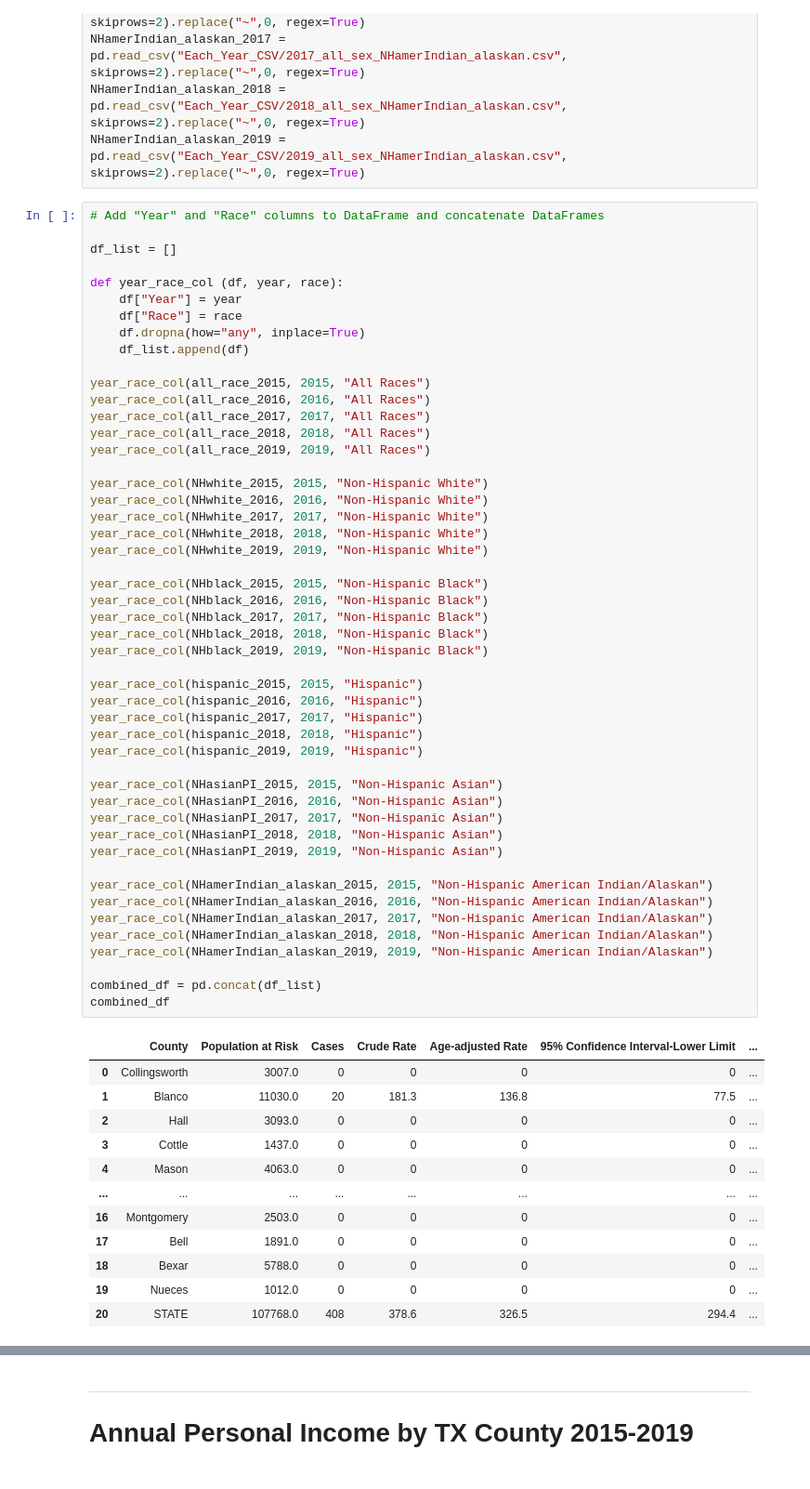
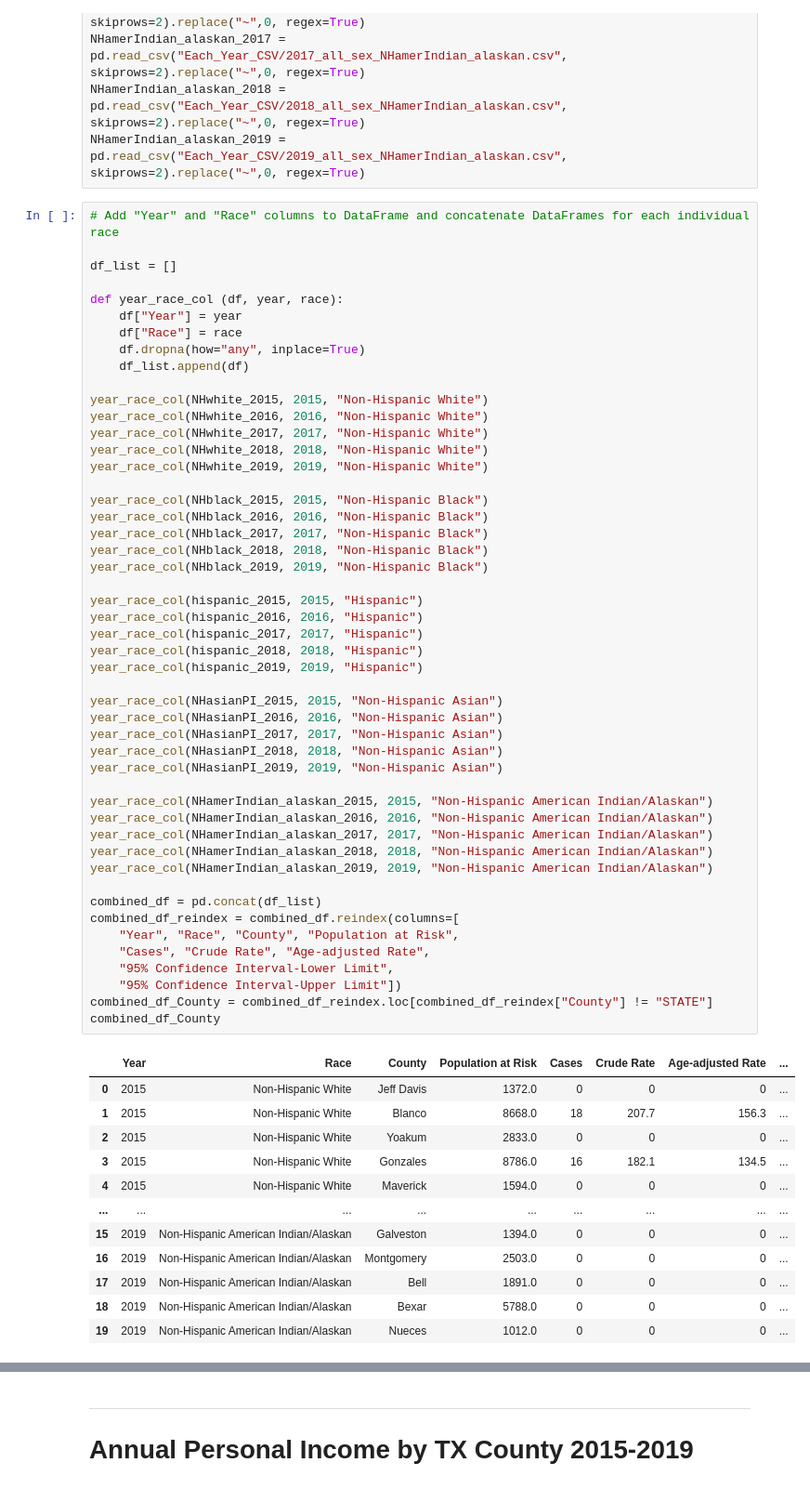
Before and after one commit to emilymees/Project-One, a Jupyter notebook: year_race_split.ipynb, the cells around one changed output, grey strips where cells are left out. Shown at 93% size. Saved outputs shown, nothing was run; the diff lists cells and outputs as text.

```diff
--- a/year_race_split.ipynb
+++ b/year_race_split.ipynb
@@ -50,7 +55,7 @@ NHamerIndian_alaskan_2017 = pd.read_csv("Each_Year_CSV/2017_all_sex_NHamerIndian
 NHamerIndian_alaskan_2018 = pd.read_csv("Each_Year_CSV/2018_all_sex_NHamerIndian_alaskan.csv", skiprows=2).replace("~",0, regex=True)
 NHamerIndian_alaskan_2019 = pd.read_csv("Each_Year_CSV/2019_all_sex_NHamerIndian_alaskan.csv", skiprows=2).replace("~",0, regex=True)
 # %%
-# Add "Year" and "Race" columns to DataFrame and concatenate DataFrames
+# Add "Year" and "Race" columns to DataFrame and concatenate DataFrames for each individual race
 
 df_list = []
 
@@ -59,55 +64,55 @@ def year_race_col (df, year, race):
     df["Race"] = race
     df.dropna(how="any", inplace=True)
     df_list.append(df)
-
-year_race_col(all_race_2015, 2015, "All Races")
-year_race_col(all_race_2016, 2016, "All Races")
-year_race_col(all_race_2017, 2017, "All Races")
-year_race_col(all_race_2018, 2018, "All Races")
-year_race_col(all_race_2019, 2019, "All Races")
 
 year_race_col(NHwhite_2015, 2015, "Non-Hispanic White")
 year_race_col(NHwhite_2016, 2016, "Non-Hispanic White")
 year_race_col(NHwhite_2017, 2017, "Non-Hispanic White")
 year_race_col(NHwhite_2018, 2018, "Non-Hispanic White")
 year_race_col(NHwhite_2019, 2019, "Non-Hispanic White")
 
 year_race_col(NHblack_2015, 2015, "Non-Hispanic Black")
 year_race_col(NHblack_2016, 2016, "Non-Hispanic Black")
 year_race_col(NHblack_2017, 2017, "Non-Hispanic Black")
 year_race_col(NHblack_2018, 2018, "Non-Hispanic Black")
 year_race_col(NHblack_2019, 2019, "Non-Hispanic Black")
 
 year_race_col(hispanic_2015, 2015, "Hispanic")
 year_race_col(hispanic_2016, 2016, "Hispanic")
 year_race_col(hispanic_2017, 2017, "Hispanic")
 year_race_col(hispanic_2018, 2018, "Hispanic")
 year_race_col(hispanic_2019, 2019, "Hispanic")
 
 year_race_col(NHasianPI_2015, 2015, "Non-Hispanic Asian")
 year_race_col(NHasianPI_2016, 2016, "Non-Hispanic Asian")
 year_race_col(NHasianPI_2017, 2017, "Non-Hispanic Asian")
 year_race_col(NHasianPI_2018, 2018, "Non-Hispanic Asian")
 year_race_col(NHasianPI_2019, 2019, "Non-Hispanic Asian")
 
 year_race_col(NHamerIndian_alaskan_2015, 2015, "Non-Hispanic American Indian/Alaskan")
 year_race_col(NHamerIndian_alaskan_2016, 2016, "Non-Hispanic American Indian/Alaskan")
 year_race_col(NHamerIndian_alaskan_2017, 2017, "Non-Hispanic American Indian/Alaskan")
 year_race_col(NHamerIndian_alaskan_2018, 2018, "Non-Hispanic American Indian/Alaskan")
 year_race_col(NHamerIndian_alaskan_2019, 2019, "Non-Hispanic American Indian/Alaskan")
 
 combined_df = pd.concat(df_list)
-combined_df
+combined_df_reindex = combined_df.reindex(columns=[
+    "Year", "Race", "County", "Population at Risk",
+    "Cases", "Crude Rate", "Age-adjusted Rate",
+    "95% Confidence Interval-Lower Limit",
+    "95% Confidence Interval-Upper Limit"])
+combined_df_County = combined_df_reindex.loc[combined_df_reindex["County"] != "STATE"]
+combined_df_County
 # %% [output]
-|  | County | Population at Risk | Cases | Crude Rate | Age-adjusted Rate | 95% Confidence Interval-Lower Limit | ... |
-| 0 | Collingsworth | 3007.0 | 0 | 0 | 0 | 0 | ... |
-| 1 | Blanco | 11030.0 | 20 | 181.3 | 136.8 | 77.5 | ... |
-| 2 | Hall | 3093.0 | 0 | 0 | 0 | 0 | ... |
-| 3 | Cottle | 1437.0 | 0 | 0 | 0 | 0 | ... |
-| 4 | Mason | 4063.0 | 0 | 0 | 0 | 0 | ... |
-| ... | ... | ... | ... | ... | ... | ... | ... |
-| 16 | Montgomery | 2503.0 | 0 | 0 | 0 | 0 | ... |
-| 17 | Bell | 1891.0 | 0 | 0 | 0 | 0 | ... |
-| 18 | Bexar | 5788.0 | 0 | 0 | 0 | 0 | ... |
-| 19 | Nueces | 1012.0 | 0 | 0 | 0 | 0 | ... |
-| 20 | STATE | 107768.0 | 408 | 378.6 | 326.5 | 294.4 | ... |
+|  | Year | Race | County | Population at Risk | Cases | Crude Rate | Age-adjusted Rate | ... |
+| 0 | 2015 | Non-Hispanic White | Jeff Davis | 1372.0 | 0 | 0 | 0 | ... |
+| 1 | 2015 | Non-Hispanic White | Blanco | 8668.0 | 18 | 207.7 | 156.3 | ... |
+| 2 | 2015 | Non-Hispanic White | Yoakum | 2833.0 | 0 | 0 | 0 | ... |
+| 3 | 2015 | Non-Hispanic White | Gonzales | 8786.0 | 16 | 182.1 | 134.5 | ... |
+| 4 | 2015 | Non-Hispanic White | Maverick | 1594.0 | 0 | 0 | 0 | ... |
+| ... | ... | ... | ... | ... | ... | ... | ... | ... |
+| 15 | 2019 | Non-Hispanic American Indian/Alaskan | Galveston | 1394.0 | 0 | 0 | 0 | ... |
+| 16 | 2019 | Non-Hispanic American Indian/Alaskan | Montgomery | 2503.0 | 0 | 0 | 0 | ... |
+| 17 | 2019 | Non-Hispanic American Indian/Alaskan | Bell | 1891.0 | 0 | 0 | 0 | ... |
+| 18 | 2019 | Non-Hispanic American Indian/Alaskan | Bexar | 5788.0 | 0 | 0 | 0 | ... |
+| 19 | 2019 | Non-Hispanic American Indian/Alaskan | Nueces | 1012.0 | 0 | 0 | 0 | ... |
```
Also changed, not shown: parts of 10 cells of this notebook.
